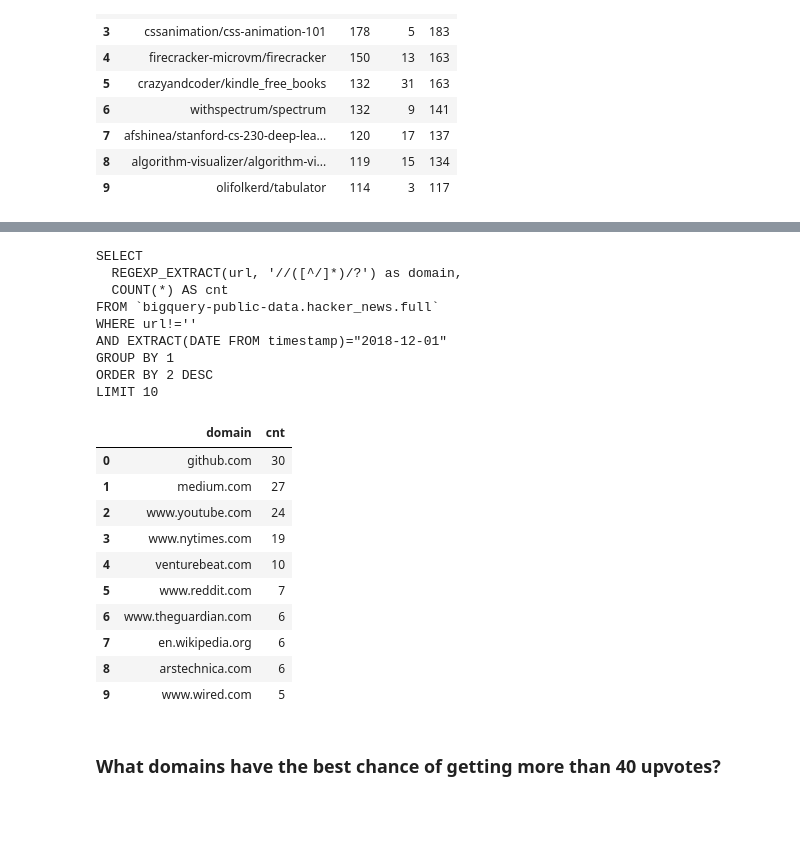
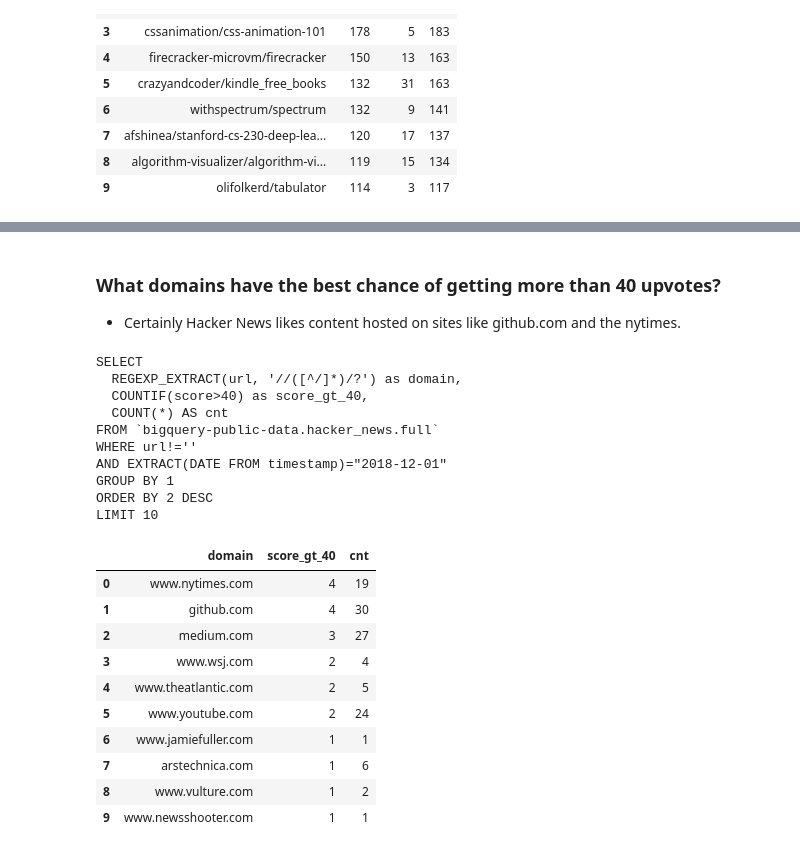
Before and after one commit to tuanavu/airflow-tutorial, a Jupyter notebook: notebooks/gcloud-example/github-trend-analysis.ipynb, the cells around one changed output, grey strips where cells are left out. Drawn from its saved outputs; the diff is of its cells as text; code cells hidden in the pictures; blank space fills up the shorter version.

```diff
--- a/notebooks/gcloud-example/github-trend-analysis.ipynb
+++ b/notebooks/gcloud-example/github-trend-analysis.ipynb
@@ -7,6 +7,7 @@ import pandas as pd
 ## Input parameters
 # %%
 project_id = "your-project-id"
-process_date = "20181201"
+process_date = "2018-12-01"
+process_date_nodash = "20181201"
 # %% [markdown]
 ## Exploratory Data Analysis
@@ -135,40 +184,43 @@ LIMIT 10
+# %% [markdown]
+### What domains have the best chance of getting more than 40 upvotes?
+- Certainly Hacker News likes content hosted on sites like github.com and the nytimes.
 # %%
 query = """
 SELECT
   REGEXP_EXTRACT(url, '//([^/]*)/?') as domain,
+  COUNTIF(score>40) as score_gt_40,
   COUNT(*) AS cnt
 FROM `bigquery-public-data.hacker_news.full`
 WHERE url!=''
-AND EXTRACT(DATE FROM timestamp)="2018-12-01"
+AND EXTRACT(DATE FROM timestamp)="{0}"
 GROUP BY 1
 ORDER BY 2 DESC
 LIMIT 10
 """.format(process_date)
 
 print (query)
 
 df = pd.read_gbq(query, project_id=project_id, dialect='standard')
 df.head(20)
 # %% [output]
 SELECT
   REGEXP_EXTRACT(url, '//([^/]*)/?') as domain,
+  COUNTIF(score>40) as score_gt_40,
   COUNT(*) AS cnt
 FROM `bigquery-public-data.hacker_news.full`
 WHERE url!=''
 AND EXTRACT(DATE FROM timestamp)="2018-12-01"
 GROUP BY 1
 ORDER BY 2 DESC
 LIMIT 10
-|  | domain | cnt |
-| 0 | github.com | 30 |
-| 1 | medium.com | 27 |
-| 2 | www.youtube.com | 24 |
-| 3 | www.nytimes.com | 19 |
-| 4 | venturebeat.com | 10 |
-| 5 | www.reddit.com | 7 |
-| 6 | www.theguardian.com | 6 |
-| 7 | en.wikipedia.org | 6 |
-| 8 | arstechnica.com | 6 |
-| 9 | www.wired.com | 5 |
+|  | domain | score_gt_40 | cnt |
+| 0 | www.nytimes.com | 4 | 19 |
+| 1 | github.com | 4 | 30 |
+| 2 | medium.com | 3 | 27 |
+| 3 | www.wsj.com | 2 | 4 |
+| 4 | www.theatlantic.com | 2 | 5 |
+| 5 | www.youtube.com | 2 | 24 |
+| 6 | www.jamiefuller.com | 1 | 1 |
+| 7 | arstechnica.com | 1 | 6 |
+| 8 | www.vulture.com | 1 | 2 |
+| 9 | www.newsshooter.com | 1 | 1 |
-# %% [markdown]
-### What domains have the best chance of getting more than 40 upvotes?
```
Also changed, not shown: parts of 20 cells of this notebook.
